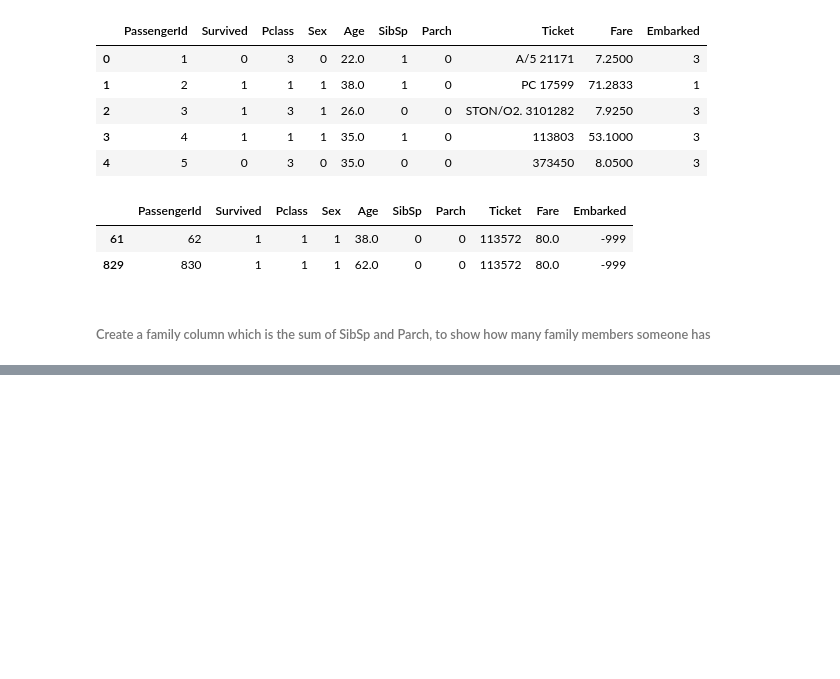
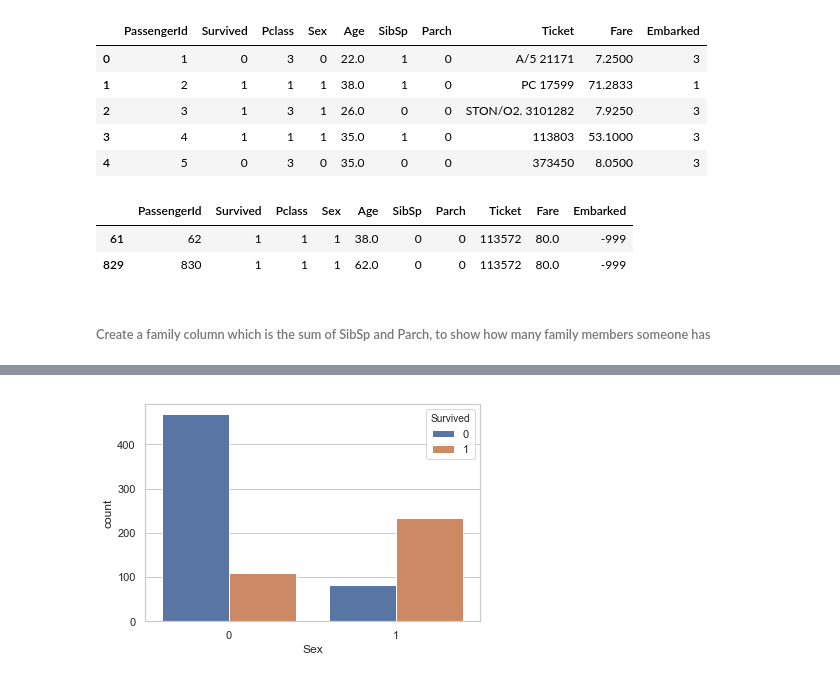
Before and after one commit to Aaraeus/kaggle-titanic, a Jupyter notebook: titanic_model_jupyter_notebook.ipynb, the cells around one changed output, grey strips where cells are left out. Saved outputs shown, nothing was run; the diff lists cells and outputs as text; code cells hidden in the pictures; blank space fills up the shorter version.

```diff
--- a/titanic_model_jupyter_notebook.ipynb
+++ b/titanic_model_jupyter_notebook.ipynb
@@ -169,0 +210,4 @@ df_base['family'] = df_base['SibSp']
+# %%
+x = sns.countplot(x="Sex", hue="Survived", data=df_base)
+# %% [output]
+[figure, added]
```
Also changed, not shown: parts of 28 cells of this notebook.
